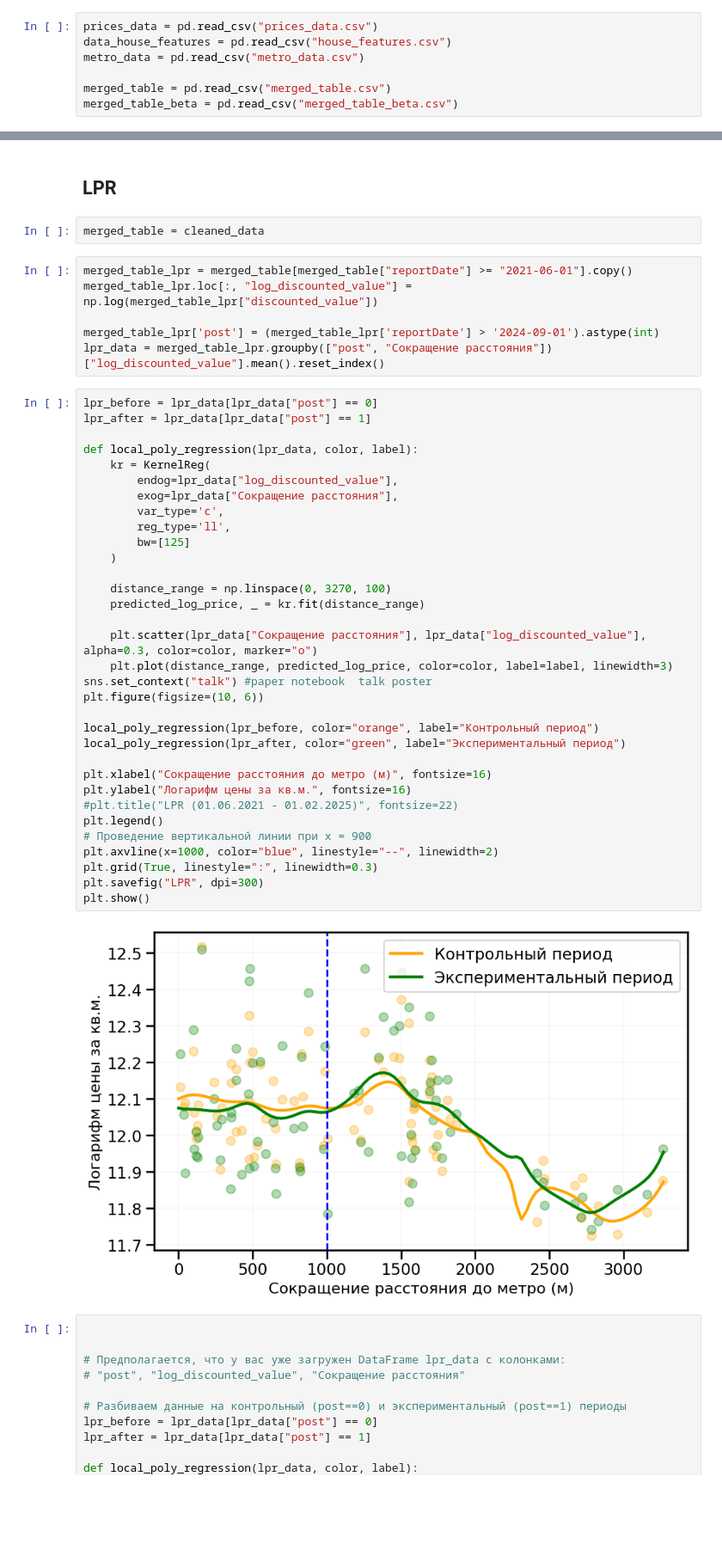
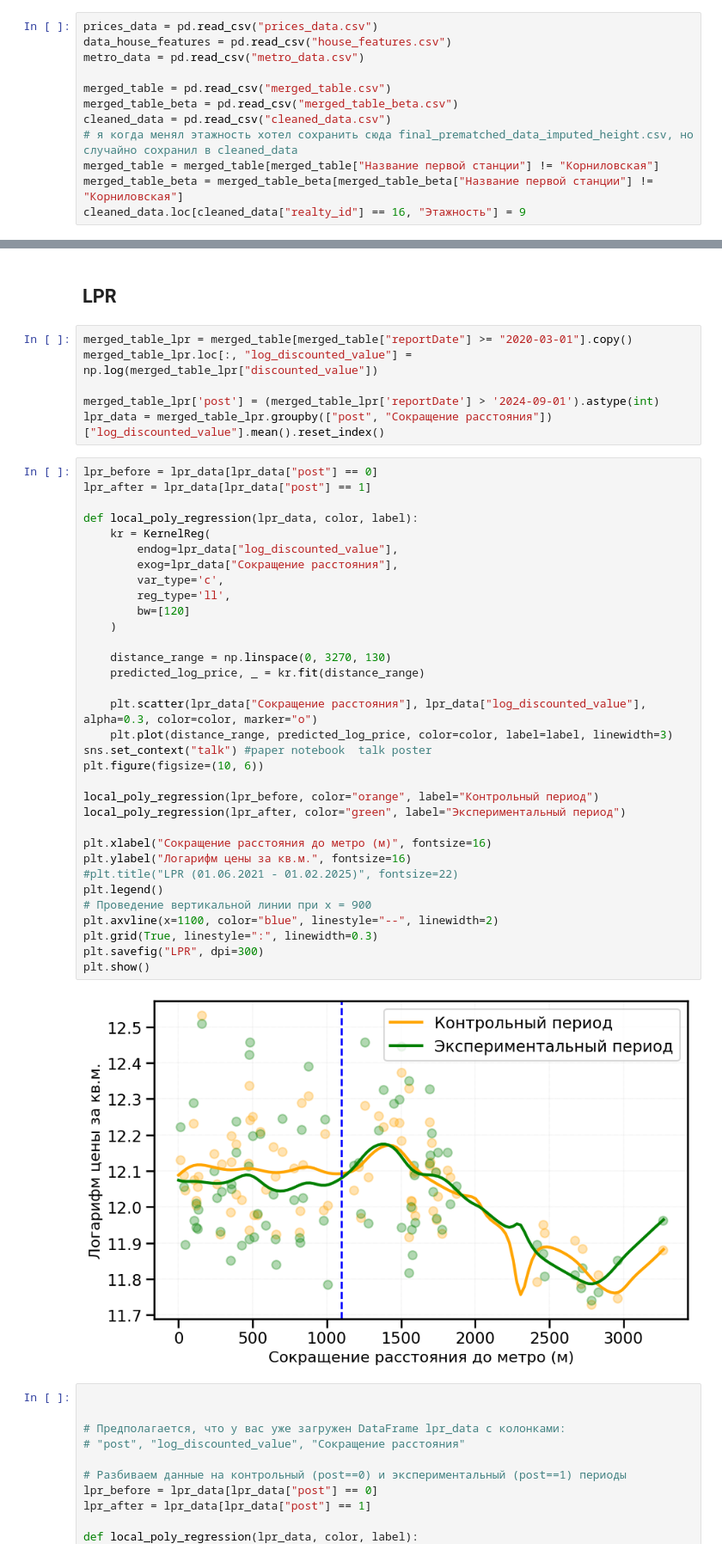
Before and after one commit to andrewch28/Cian, a Jupyter notebook: cian.ipynb, the cells around one changed output, grey strips where cells are left out. Shown at 86% size. Saved outputs shown, nothing was run; the diff lists cells and outputs as text; blank space fills up the shorter version.

```diff
--- a/cian.ipynb
+++ b/cian.ipynb
@@ -17,3 +17,8 @@ metro_data = pd.read_csv("metro_data.csv")
 
 merged_table = pd.read_csv("merged_table.csv")
 merged_table_beta = pd.read_csv("merged_table_beta.csv")
+cleaned_data = pd.read_csv("cleaned_data.csv")
+# я когда менял этажность хотел сохранить сюда final_prematched_data_imputed_height.csv, но случайно сохранил в cleaned_data
+merged_table = merged_table[merged_table["Название первой станции"] != "Корниловская"]
+merged_table_beta = merged_table_beta[merged_table_beta["Название первой станции"] != "Корниловская"]
+cleaned_data.loc[cleaned_data["realty_id"] == 16, "Этажность"] = 9
@@ -70,9 +190,7 @@ cleaned_data = pd.read_csv("final_prematched_data.csv")
 # %% [markdown]
 ## LPR
-# %%
-merged_table = cleaned_data
 # %%
-merged_table_lpr = merged_table[merged_table["reportDate"] >= "2021-06-01"].copy()
+merged_table_lpr = merged_table[merged_table["reportDate"] >= "2020-03-01"].copy()
 merged_table_lpr.loc[:, "log_discounted_value"] = np.log(merged_table_lpr["discounted_value"])
 
 merged_table_lpr['post'] = (merged_table_lpr['reportDate'] > '2024-09-01').astype(int)
@@ -81,37 +199,37 @@ lpr_data = merged_table_lpr.groupby(["post", "Сокращение рассто
 lpr_before = lpr_data[lpr_data["post"] == 0]
 lpr_after = lpr_data[lpr_data["post"] == 1]
 
 def local_poly_regression(lpr_data, color, label):
     kr = KernelReg(
         endog=lpr_data["log_discounted_value"],
         exog=lpr_data["Сокращение расстояния"],
         var_type='c',
         reg_type='ll',
-        bw=[125]
+        bw=[120]
     )
 
-    distance_range = np.linspace(0, 3270, 100)
+    distance_range = np.linspace(0, 3270, 130)
     predicted_log_price, _ = kr.fit(distance_range)
 
     plt.scatter(lpr_data["Сокращение расстояния"], lpr_data["log_discounted_value"], alpha=0.3, color=color, marker="o")
     plt.plot(distance_range, predicted_log_price, color=color, label=label, linewidth=3)
 sns.set_context("talk") #paper notebook  talk poster
 plt.figure(figsize=(10, 6))
 
 local_poly_regression(lpr_before, color="orange", label="Контрольный период")
 local_poly_regression(lpr_after, color="green", label="Экспериментальный период")
 
 plt.xlabel("Сокращение расстояния до метро (м)", fontsize=16)
 plt.ylabel("Логарифм цены за кв.м.", fontsize=16)
 #plt.title("LPR (01.06.2021 - 01.02.2025)", fontsize=22)
 plt.legend()
 # Проведение вертикальной линии при x = 900
-plt.axvline(x=1000, color="blue", linestyle="--", linewidth=2)
+plt.axvline(x=1100, color="blue", linestyle="--", linewidth=2)
 plt.grid(True, linestyle=":", linewidth=0.3)
 plt.savefig("LPR", dpi=300)
 plt.show()
 # %% [output]
-[figure, old version]
+[figure, new version]
 # %%
 
 
```
Also changed, not shown: parts of 42 cells of this notebook, 14 other files.
